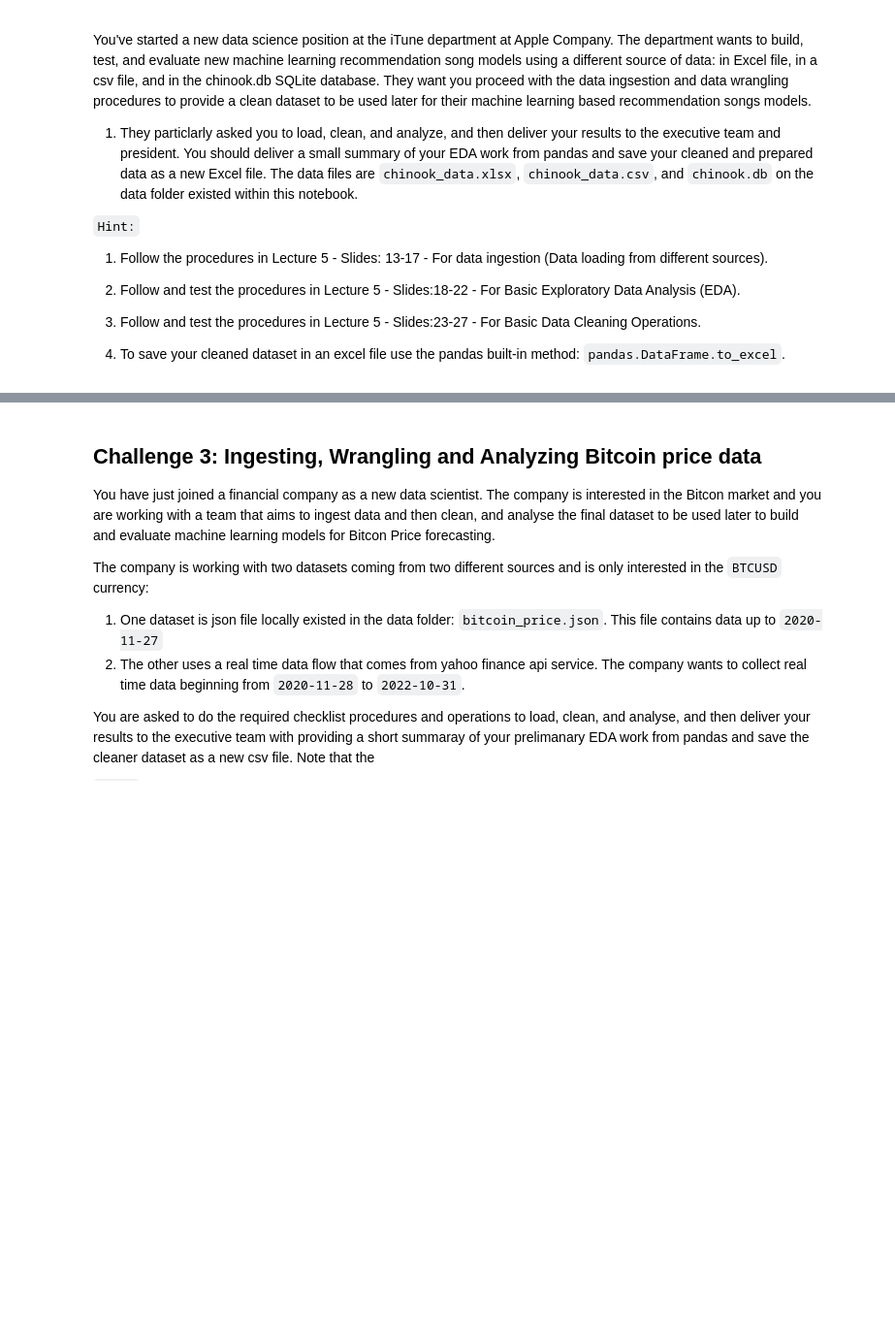
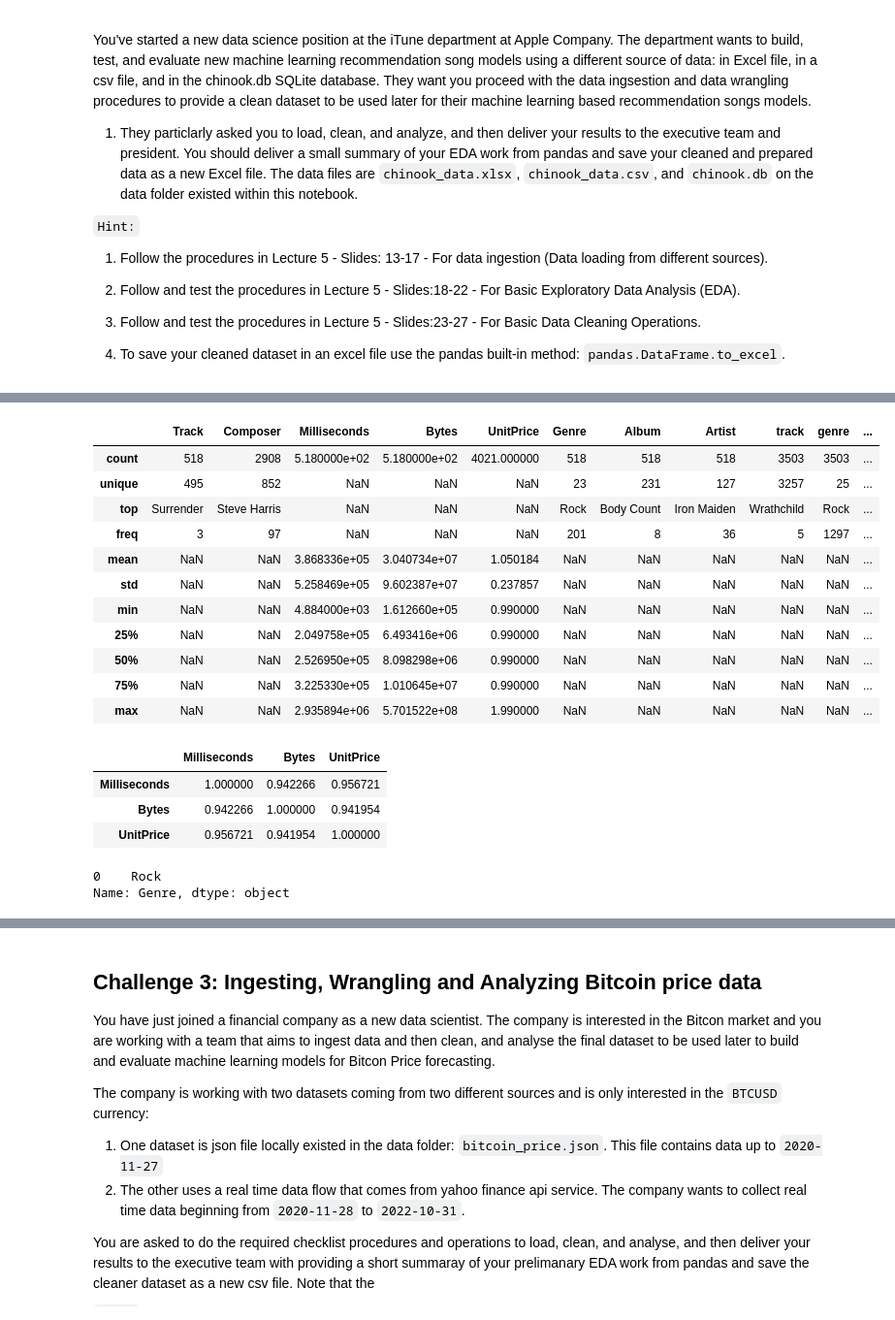
Before and after one commit to amaliahm/SEDS_Labs, a Jupyter notebook: SEDS_Lab5/SEDS_Lab5.ipynb, the cells around one changed output, grey strips where cells are left out. Shown at 97% size. Cells and saved outputs as stored; diff of their text form; code cells hidden in the pictures; blank space fills up the shorter version.

```diff
--- a/SEDS_Lab5/SEDS_Lab5.ipynb
+++ b/SEDS_Lab5/SEDS_Lab5.ipynb
@@ -41,0 +216,30 @@ You should deliver a small summary of your EDA work from pandas and save your cl
+# %%
+itunes_df.describe(include='all')
+# %% [output]
+|  | Track | Composer | Milliseconds | Bytes | UnitPrice | Genre | Album | Artist | track | genre | ... |
+| count | 518 | 2908 | 5.180000e+02 | 5.180000e+02 | 4021.000000 | 518 | 518 | 518 | 3503 | 3503 | ... |
+| unique | 495 | 852 | NaN | NaN | NaN | 23 | 231 | 127 | 3257 | 25 | ... |
+| top | Surrender | Steve Harris | NaN | NaN | NaN | Rock | Body Count | Iron Maiden | Wrathchild | Rock | ... |
+| freq | 3 | 97 | NaN | NaN | NaN | 201 | 8 | 36 | 5 | 1297 | ... |
+| mean | NaN | NaN | 3.868336e+05 | 3.040734e+07 | 1.050184 | NaN | NaN | NaN | NaN | NaN | ... |
+| std | NaN | NaN | 5.258469e+05 | 9.602387e+07 | 0.237857 | NaN | NaN | NaN | NaN | NaN | ... |
+| min | NaN | NaN | 4.884000e+03 | 1.612660e+05 | 0.990000 | NaN | NaN | NaN | NaN | NaN | ... |
+| 25% | NaN | NaN | 2.049758e+05 | 6.493416e+06 | 0.990000 | NaN | NaN | NaN | NaN | NaN | ... |
+| 50% | NaN | NaN | 2.526950e+05 | 8.098298e+06 | 0.990000 | NaN | NaN | NaN | NaN | NaN | ... |
+| 75% | NaN | NaN | 3.225330e+05 | 1.010645e+07 | 0.990000 | NaN | NaN | NaN | NaN | NaN | ... |
+| max | NaN | NaN | 2.935894e+06 | 5.701522e+08 | 1.990000 | NaN | NaN | NaN | NaN | NaN | ... |
+# %%
+# itunes_df.corr()
+
+numeric_df = itunes_df.select_dtypes(include='number')
+numeric_df.corr()
+# %% [output]
+|  | Milliseconds | Bytes | UnitPrice |
+| Milliseconds | 1.000000 | 0.942266 | 0.956721 |
+| Bytes | 0.942266 | 1.000000 | 0.941954 |
+| UnitPrice | 0.956721 | 0.941954 | 1.000000 |
+# %%
+itunes_df['Genre'].mode()
+# %% [output]
+0    Rock
+Name: Genre, dtype: object
```
Also changed, not shown: parts of 28 cells of this notebook, 1 other file.
